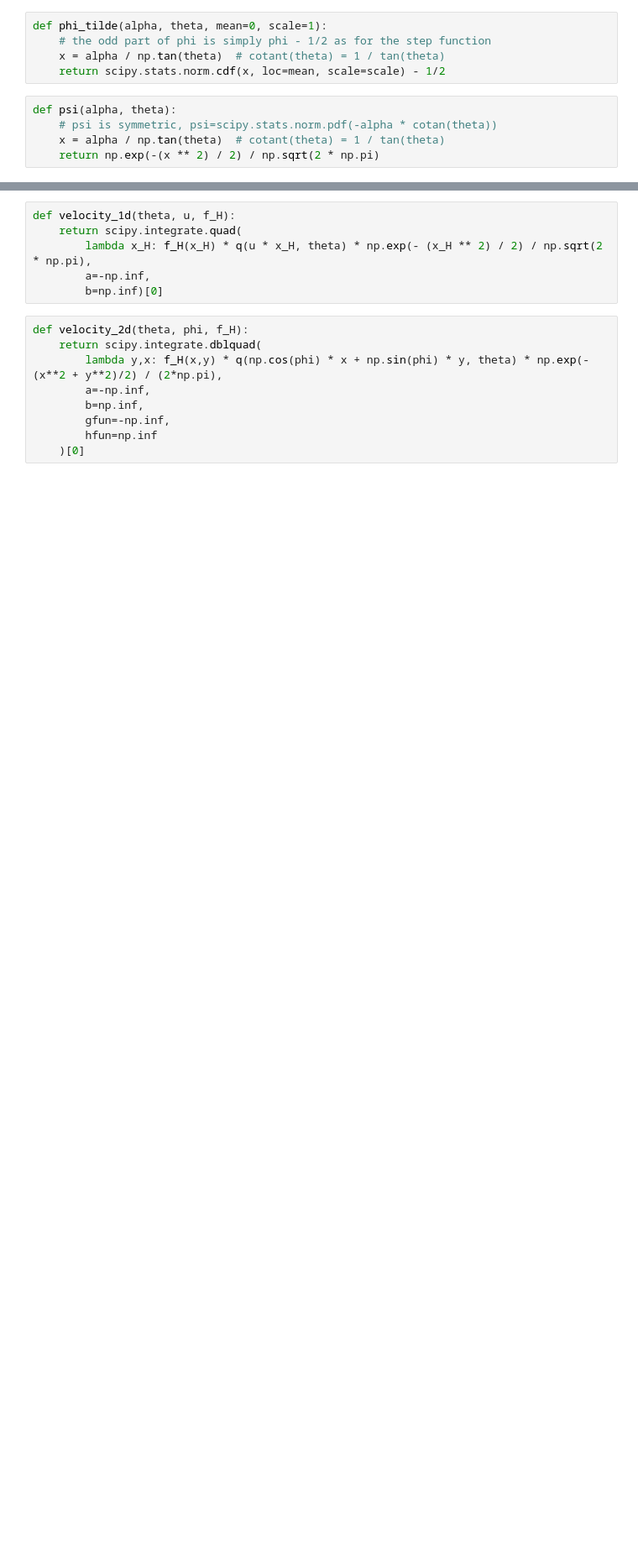
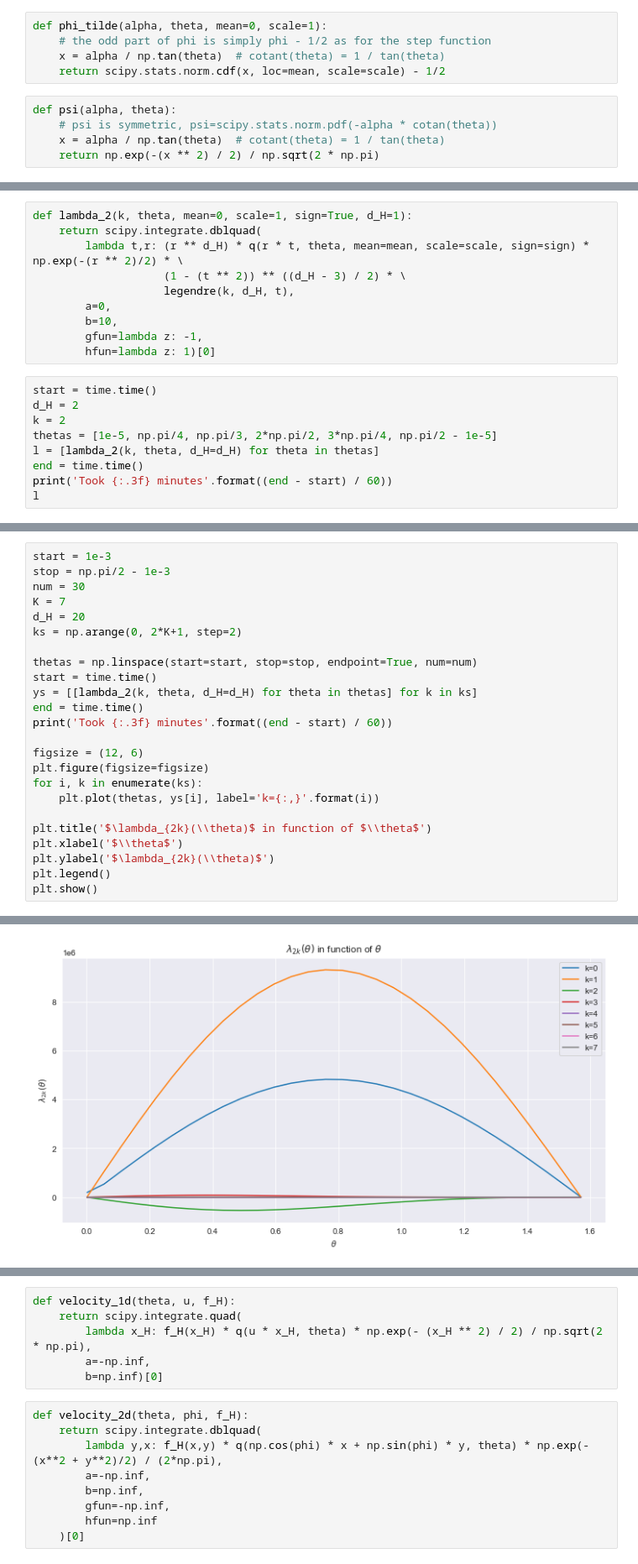
Before and after one commit to karl-hajjar/learning-structure, a Jupyter notebook: learning-structure/notebooks/velocity-theta.ipynb, the cells around one changed output, grey strips where cells are left out. Shown at 84% size. Cells and saved outputs as stored; diff of their text form; blank space fills up the shorter version.

```diff
--- a/learning-structure/notebooks/velocity-theta.ipynb
+++ b/learning-structure/notebooks/velocity-theta.ipynb
@@ -312,0 +79,19 @@ def odd_q_tilde(alpha, theta, mean=0, scale=1, sign=True, d_H=1):
+# %%
+def lambda_2(k, theta, mean=0, scale=1, sign=True, d_H=1):
+    return scipy.integrate.dblquad(
+        lambda t,r: (r ** d_H) * q(r * t, theta, mean=mean, scale=scale, sign=sign) * np.exp(-(r ** 2)/2) * \
+                    (1 - (t ** 2)) ** ((d_H - 3) / 2) * \
+                    legendre(k, d_H, t),
+        a=0,
+        b=10,
+        gfun=lambda z: -1,
+        hfun=lambda z: 1)[0]
+# %%
+start = time.time()
+d_H = 2
+k = 2
+thetas = [1e-5, np.pi/4, np.pi/3, 2*np.pi/2, 3*np.pi/4, np.pi/2 - 1e-5]
+l = [lambda_2(k, theta, d_H=d_H) for theta in thetas]
+end = time.time()
+print('Took {:.3f} minutes'.format((end - start) / 60))
+l
@@ -312,0 +106,25 @@ def odd_q_tilde(alpha, theta, mean=0, scale=1, sign=True, d_H=1):
+# %%
+start = 1e-3
+stop = np.pi/2 - 1e-3
+num = 30
+K = 7
+d_H = 20
+ks = np.arange(0, 2*K+1, step=2)
+
+thetas = np.linspace(start=start, stop=stop, endpoint=True, num=num)
+start = time.time()
+ys = [[lambda_2(k, theta, d_H=d_H) for theta in thetas] for k in ks]
+end = time.time()
+print('Took {:.3f} minutes'.format((end - start) / 60))
+
+figsize = (12, 6)
+plt.figure(figsize=figsize)
+for i, k in enumerate(ks):
+    plt.plot(thetas, ys[i], label='k={:,}'.format(i))
+
+plt.title('$\lambda_{2k}(\\theta)$ in function of $\\theta$')
+plt.xlabel('$\\theta$')
+plt.ylabel('$\lambda_{2k}(\\theta)$')
+plt.legend()
+plt.show()
+# %% [output]
@@ -312,0 +132 @@ def odd_q_tilde(alpha, theta, mean=0, scale=1, sign=True, d_H=1):
+[figure, added]
```
Also changed, not shown: parts of 113 cells of this notebook, 7 other files.
